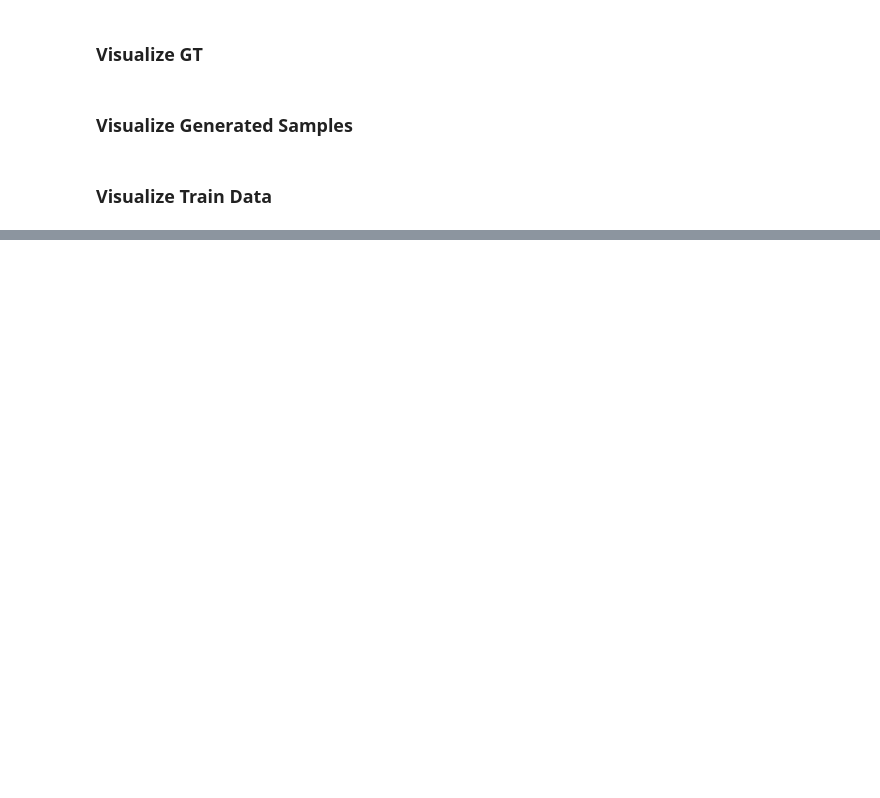
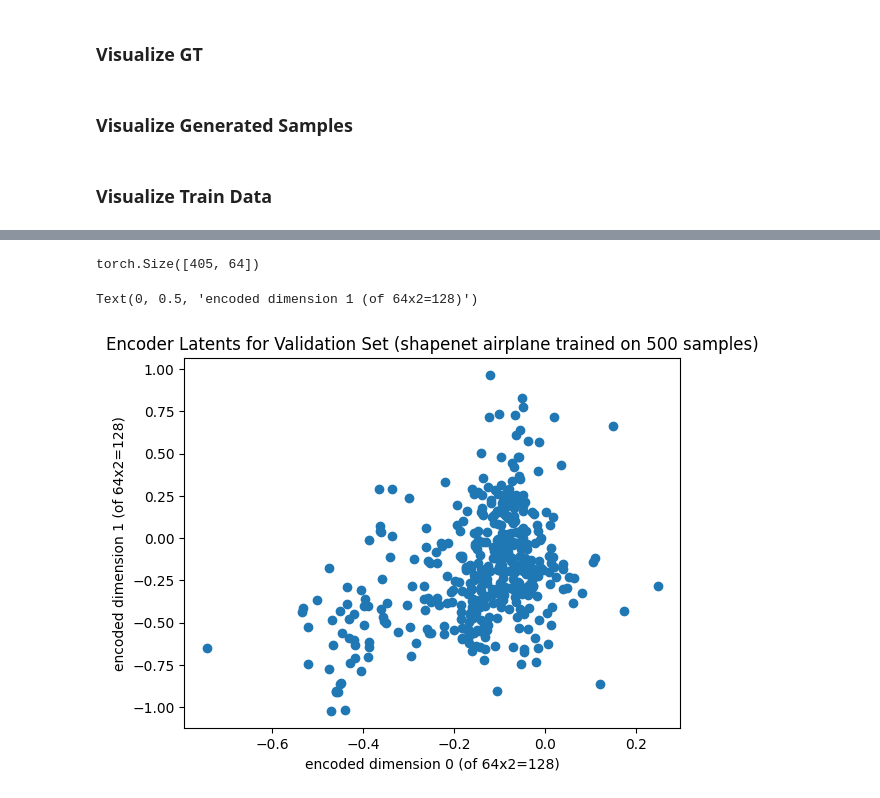
Before and after one commit to rpeys/scSet, a Jupyter notebook: figures/matplotlib3d_viz_samples.ipynb, the cells around one changed output, grey strips where cells are left out. Saved outputs shown, nothing was run; the diff lists cells and outputs as text; code cells hidden in the pictures; blank space fills up the shorter version.

```diff
--- a/figures/matplotlib3d_viz_samples.ipynb
+++ b/figures/matplotlib3d_viz_samples.ipynb
@@ -174,0 +229,18 @@ print('DONE')
+# %%
+val_hiddens = torch.concat([batch[-1] for batch in summary['enc_hiddens']]) #final hidden rep in encoder for each patient in the val set
+# %%
+val_hiddens = val_hiddens.reshape(val_hiddens.shape[0], -1)
+# %%
+val_hiddens.shape
+# %% [output]
+torch.Size([405, 64])
+# %%
+plt.scatter(val_hiddens[:,0],val_hiddens[:,1])
+plt.title("Encoder Latents for Validation Set (shapenet airplane trained on 500 samples)")
+plt.xlabel("encoded dimension 0 (of 64x2=128)")
+plt.ylabel("encoded dimension 1 (of 64x2=128)")
+#plt.xlim(-1,1)
+#plt.ylim(-1,1)
+# %% [output]
+Text(0, 0.5, 'encoded dimension 1 (of 64x2=128)')
+[figure, added]
```
Also changed, not shown: parts of 10 cells of this notebook, 27 other files.
